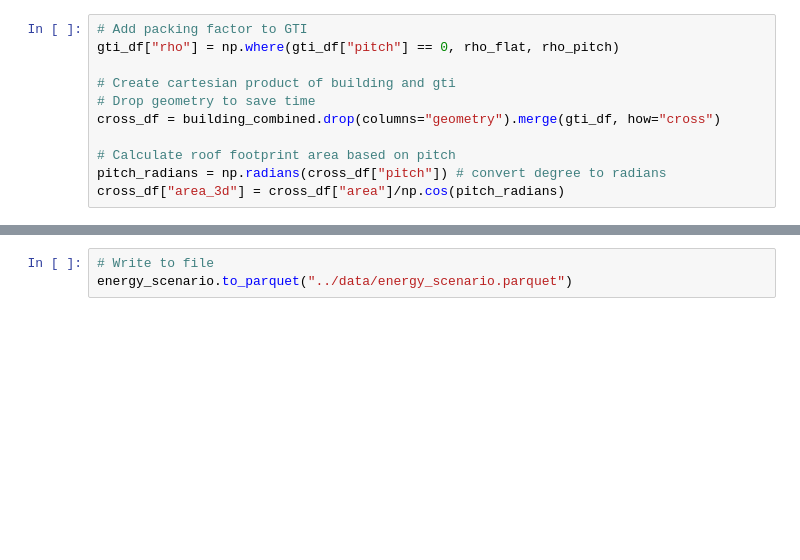
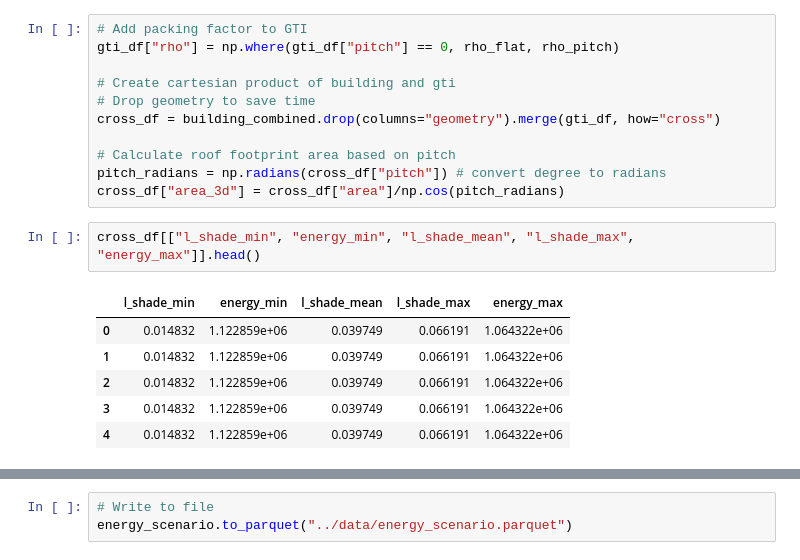
Before and after one commit to dimasrdwiaji/its-dt, a Jupyter notebook: scripts/its_dt.ipynb, the cells around one changed output, grey strips where cells are left out. Cells and saved outputs as stored; diff of their text form; blank space fills up the shorter version.

```diff
--- a/scripts/its_dt.ipynb
+++ b/scripts/its_dt.ipynb
@@ -1168,6 +1168,15 @@ cross_df = building_combined.drop(columns="geometry").merge(gti_df, how="cross")
 # Calculate roof footprint area based on pitch
 pitch_radians = np.radians(cross_df["pitch"]) # convert degree to radians
 cross_df["area_3d"] = cross_df["area"]/np.cos(pitch_radians)
+# %%
+cross_df[["l_shade_min", "energy_min", "l_shade_mean", "l_shade_max", "energy_max"]].head()
+# %% [output]
+|  | l_shade_min | energy_min | l_shade_mean | l_shade_max | energy_max |
+| 0 | 0.014832 | 1.122859e+06 | 0.039749 | 0.066191 | 1.064322e+06 |
+| 1 | 0.014832 | 1.122859e+06 | 0.039749 | 0.066191 | 1.064322e+06 |
+| 2 | 0.014832 | 1.122859e+06 | 0.039749 | 0.066191 | 1.064322e+06 |
+| 3 | 0.014832 | 1.122859e+06 | 0.039749 | 0.066191 | 1.064322e+06 |
+| 4 | 0.014832 | 1.122859e+06 | 0.039749 | 0.066191 | 1.064322e+06 |
 # %%
 # Base energy multiplier (Area * Efficiency * Packing Factor * Irradiance * System Losses)
 base_energy = (
```
Also changed, not shown: parts of 1 cell of this notebook, 47 other files.
